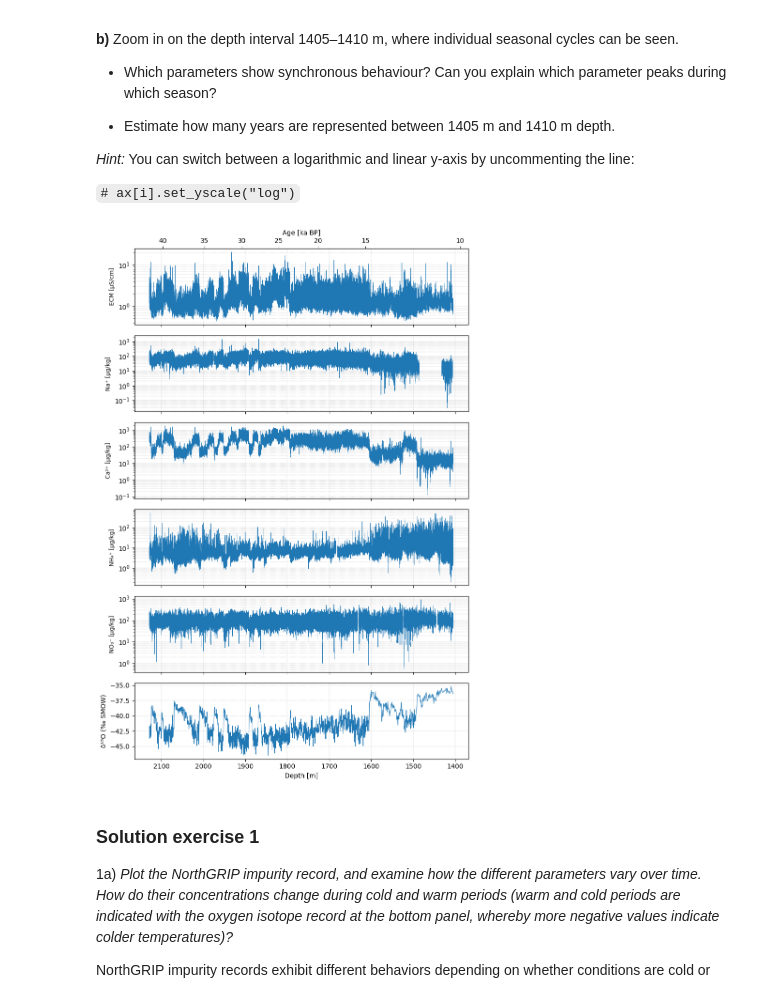
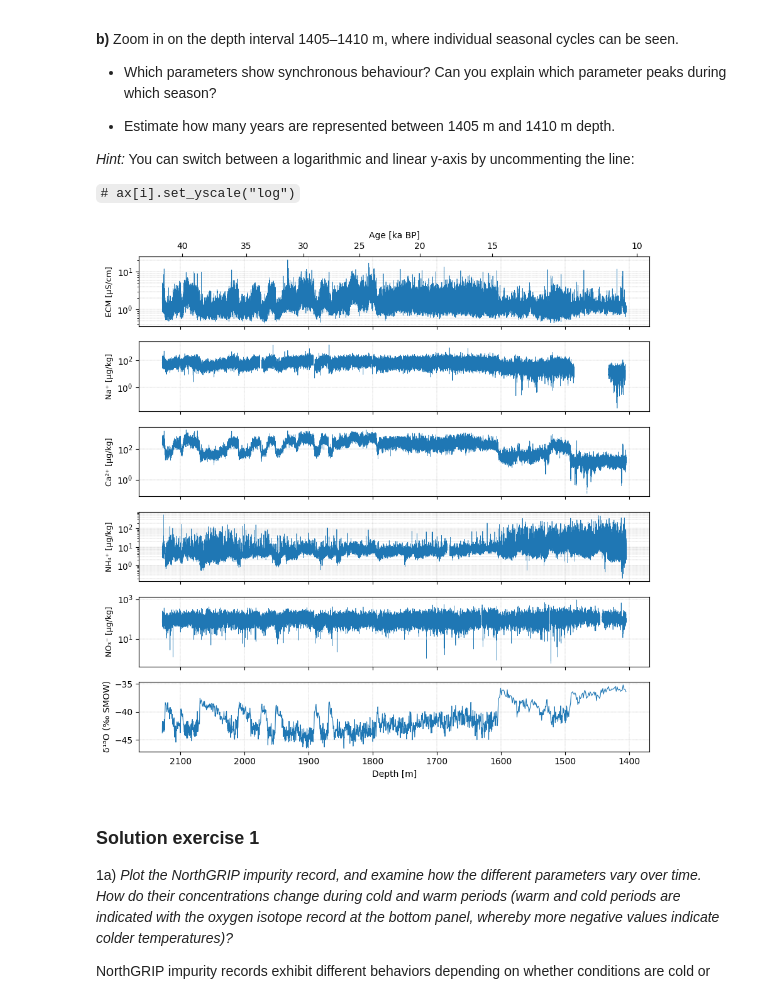
Before and after one commit to FilippoCasellini/GGL, a Jupyter notebook: climate_proxies.ipynb, the cells around one changed output. Drawn from its saved outputs; the diff is of its cells as text; code cells hidden in the pictures.

```diff
--- a/climate_proxies.ipynb
+++ b/climate_proxies.ipynb
@@ -166,39 +168,39 @@ mask_imp = (ngrip_depth_imp >= depth_min) & (ngrip_depth_imp <= depth_max)
 mask_iso = (ngrip_depth_iso >= depth_min) & (ngrip_depth_iso <= depth_max)
 
 # --- 6. create figure ---
-fig, ax = plt.subplots(6, 1, figsize=(8, 12), sharex=True)
+fig, ax = plt.subplots(6, 1, figsize=(9, 9), sharex=True)
 
 # --- Plot impurity records ---
 for i, (col, label) in enumerate(variables):
     if col in ng_imp.columns:
         ax[i].plot(ngrip_depth_imp[mask_imp], ng_imp[col][mask_imp], lw=0.5)
         # Uncomment below to use logarithmic y-axis
         ax[i].set_yscale("log")
         ax[i].set_ylabel(label, fontsize=9)
         ax[i].grid(True, which="both", ls="--", lw=0.3)
     else:
         # If a variable is missing, display a notice instead of an empty plot
         ax[i].text(0.5, 0.5, f"{col} missing", ha="center", va="center")
         ax[i].set_axis_off()
 
 # --- Plot δ18O record (bottom panel) ---
 ax[-1].plot(ngrip_depth_iso[mask_iso], ngrip_delta18O[mask_iso], color='tab:blue', lw=0.8)
 ax[-1].invert_xaxis()  # Depth increases downward
 ax[-1].set_ylabel("δ¹⁸O (‰ SMOW)")
 ax[-1].set_xlabel("Depth [m]")
 ax[-1].grid(True, which="both", ls="--", lw=0.3)
 
 # --- Set x-axis limits for zooming ---
 # ax[0].set_xlim(1410, 1405)
 
 # --- Add secondary x-axis (age in ka BP) ---
 secax = ax[0].secondary_xaxis('top', functions=(depth_to_age, age_to_depth))
 secax.set_xlabel("Age [ka BP]")
 
 plt.tight_layout()
 plt.show()
 # %% [output]
-[figure, old version]
+[figure, new version]
 # %% [markdown]
 ### Solution exercise 1
 
```
Also changed, not shown: parts of 1 cell of this notebook.
